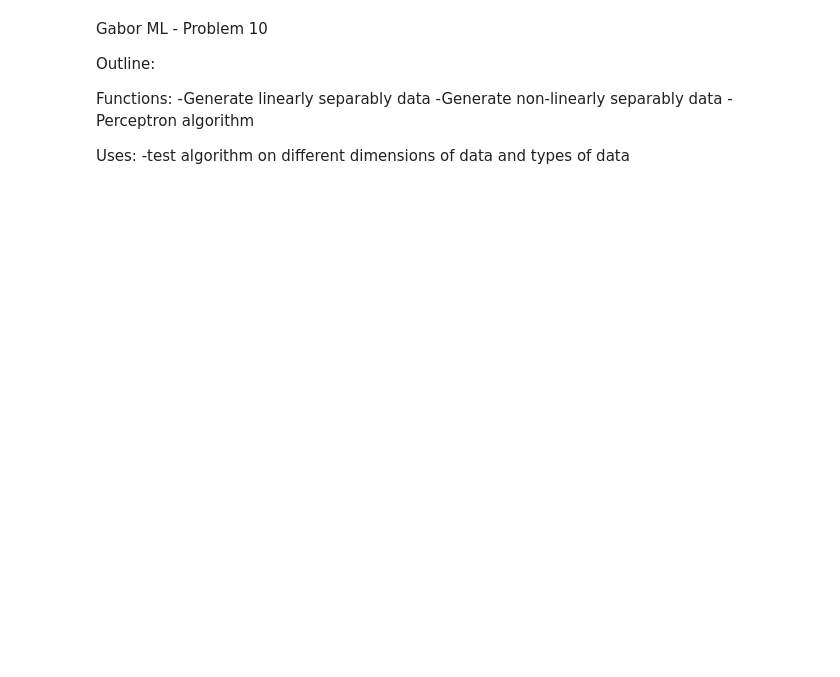
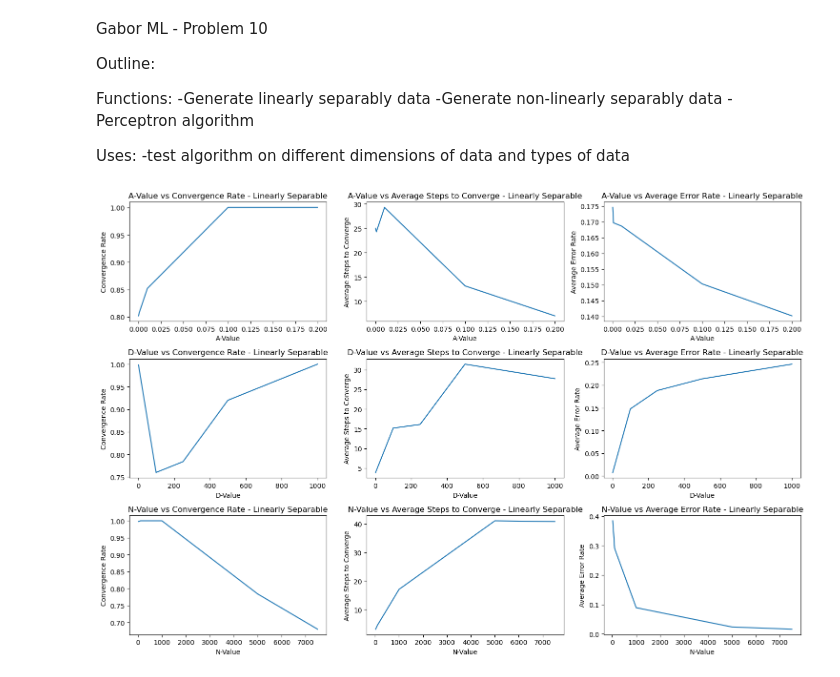
Before and after one commit to claricemottet/GaborML_problem10, a Jupyter notebook: GaborML_problem10_CM.ipynb, the cells around one changed output. Drawn from its saved outputs; the diff is of its cells as text; code cells hidden in the pictures; blank space fills up the shorter version.

Commit message:
linearly separable code, plot and interpretation completed

```diff
--- a/GaborML_problem10_CM.ipynb
+++ b/GaborML_problem10_CM.ipynb
@@ -148,0 +150,34 @@ for iter_ in range(num_of_simulations):
+# %%
+#Plot the Linearly Separable Results
+
+df_log_ls = pd.read_excel(path_out_+'//'+'df_log_linearly_separable.xlsx')
+
+# Lists for iteration
+list_groupbys = ['a_value', 'd_value', 'n_value']
+list_groupbys_name = ['A-Value', 'D-Value', 'N-Value']
+y_values = ['convergence_rate', 'average_steps_taken', 'average_error_rate']
+list_calcs = ['Convergence Rate', 'Average Steps to Converge', 'Average Error Rate']
+type_ = 'Linearly Separable'
+
+# Create a subplot layout
+fig, axes = plt.subplots(len(list_groupbys), len(list_calcs), figsize=(15, 10))
+
+for i, col in enumerate(list_groupbys):
+    df_ = df_log_ls.copy()
+    df_['convergence_rate'] = df_.groupby(by=[col])['convergence_ind'].transform('mean')
+    df_['average_error_rate'] = df_.groupby(by=[col])['error_rate'].transform('mean')
+    df_converged = df_[df_['convergence_ind'] == 1]
+    df_['average_steps_taken'] = df_converged.groupby(by=[col])['steps_to_converge'].transform('mean')
+    df_unique = df_.drop_duplicates(subset=[col])
+
+    for j, calc in enumerate(list_calcs):
+        y_val = y_values[j]
+        axes[i, j].plot(df_unique[col].to_numpy(), df_unique[y_val].to_numpy())
+        axes[i, j].set_xlabel(list_groupbys_name[i])
+        axes[i, j].set_ylabel(calc)
+        axes[i, j].set_title(f'{list_groupbys_name[i]} vs {calc} - {type_}')
+
+plt.tight_layout()
+plt.show()
+# %% [output]
+[figure, added]
```
Also changed, not shown: parts of 6 cells of this notebook, 2 other files.
